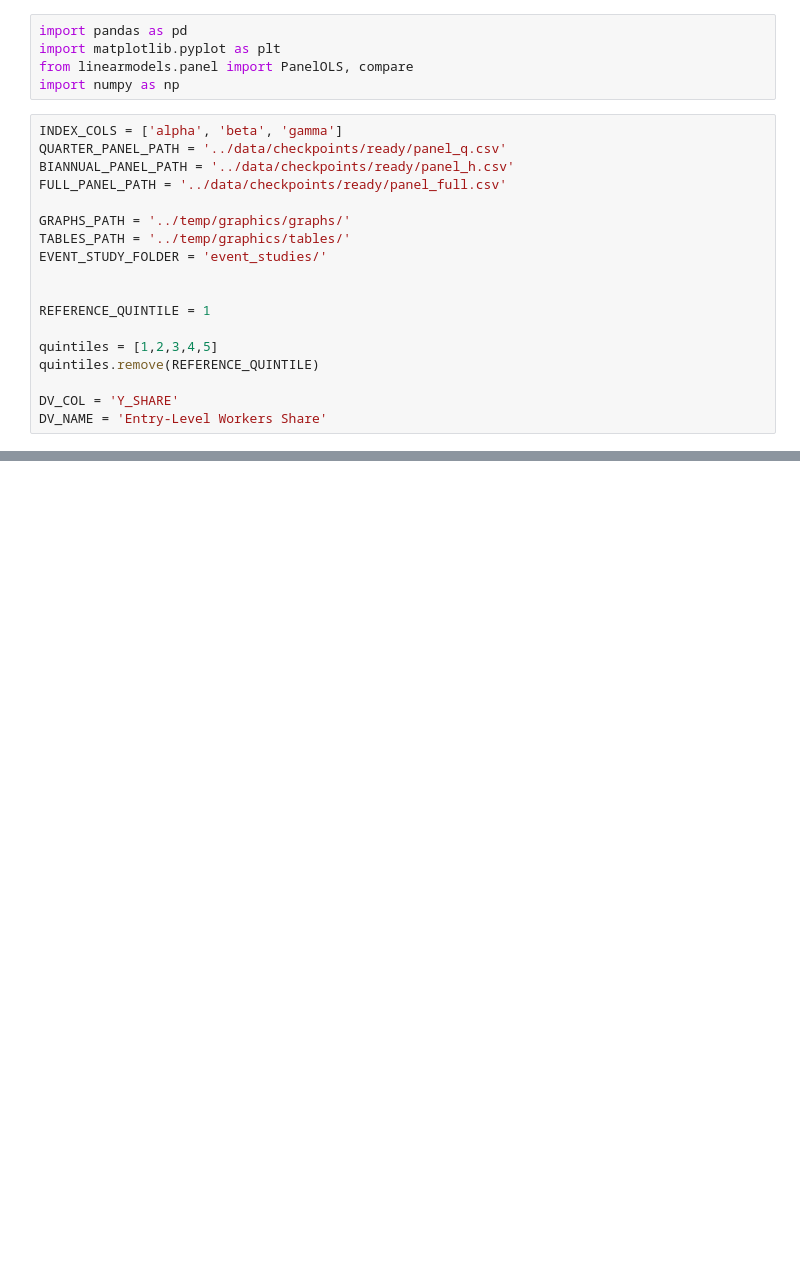
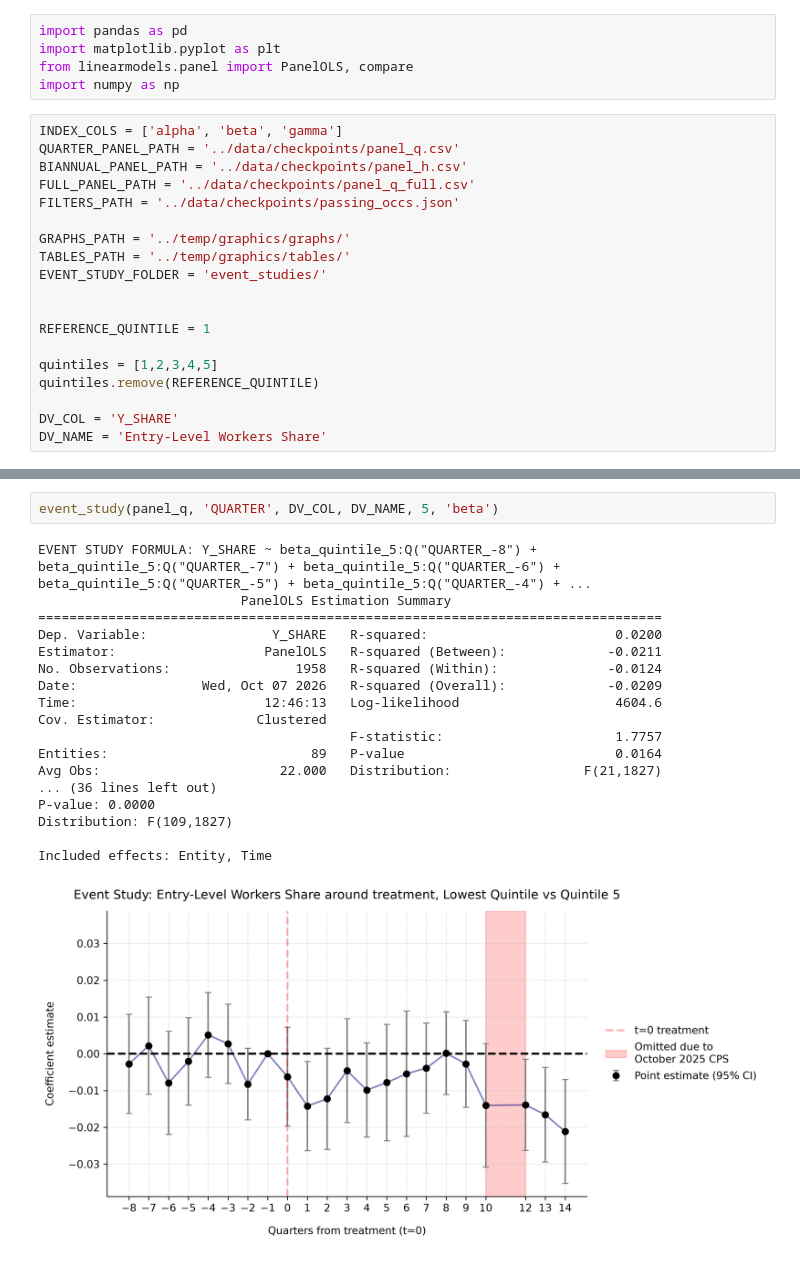
Before and after one commit to eamin-a/ai-exposure-labor-impacts-thesis, a Jupyter notebook: src/pre_trends.ipynb, the cells around one changed output, grey strips where cells are left out. Drawn from its saved outputs; the diff is of its cells as text; blank space fills up the shorter version.

Commit message:
Event study and graphs

```diff
--- a/src/pre_trends.ipynb
+++ b/src/pre_trends.ipynb
@@ -5,9 +5,10 @@ from linearmodels.panel import PanelOLS, compare
 import numpy as np
 # %%
 INDEX_COLS = ['alpha', 'beta', 'gamma']
-QUARTER_PANEL_PATH = '../data/checkpoints/ready/panel_q.csv'
-BIANNUAL_PANEL_PATH = '../data/checkpoints/ready/panel_h.csv'
-FULL_PANEL_PATH = '../data/checkpoints/ready/panel_full.csv'
+QUARTER_PANEL_PATH = '../data/checkpoints/panel_q.csv'
+BIANNUAL_PANEL_PATH = '../data/checkpoints/panel_h.csv'
+FULL_PANEL_PATH = '../data/checkpoints/panel_q_full.csv'
+FILTERS_PATH = '../data/checkpoints/passing_occs.json'
 
 GRAPHS_PATH = '../temp/graphics/graphs/'
 TABLES_PATH = '../temp/graphics/tables/'
@@ -135,0 +117,21 @@ EVENT STUDY FORMULA: Y_SHARE ~ beta_quintile_5:Q("QUARTER_-4") + beta_quintile_5
+# %%
+event_study(panel_q, 'QUARTER', DV_COL, DV_NAME, 5, 'beta')
+# %% [output]
+EVENT STUDY FORMULA: Y_SHARE ~ beta_quintile_5:Q("QUARTER_-8") + beta_quintile_5:Q("QUARTER_-7") + beta_quintile_5:Q("QUARTER_-6") + beta_quintile_5:Q("QUARTER_-5") + beta_quintile_5:Q("QUARTER_-4") + ...
+                          PanelOLS Estimation Summary
+================================================================================
+Dep. Variable:                Y_SHARE   R-squared:                        0.0200
+Estimator:                   PanelOLS   R-squared (Between):             -0.0211
+No. Observations:                1958   R-squared (Within):              -0.0124
+Date:                Wed, Oct 07 2026   R-squared (Overall):             -0.0209
+Time:                        12:46:13   Log-likelihood                    4604.6
+Cov. Estimator:             Clustered
+                                        F-statistic:                      1.7757
+Entities:                          89   P-value                           0.0164
+Avg Obs:                       22.000   Distribution:                 F(21,1827)
+... (36 lines left out)
+P-value: 0.0000
+Distribution: F(109,1827)
+
+Included effects: Entity, Time
+[figure, added]
```
Also changed, not shown: parts of 10 cells of this notebook, 14 other files.
